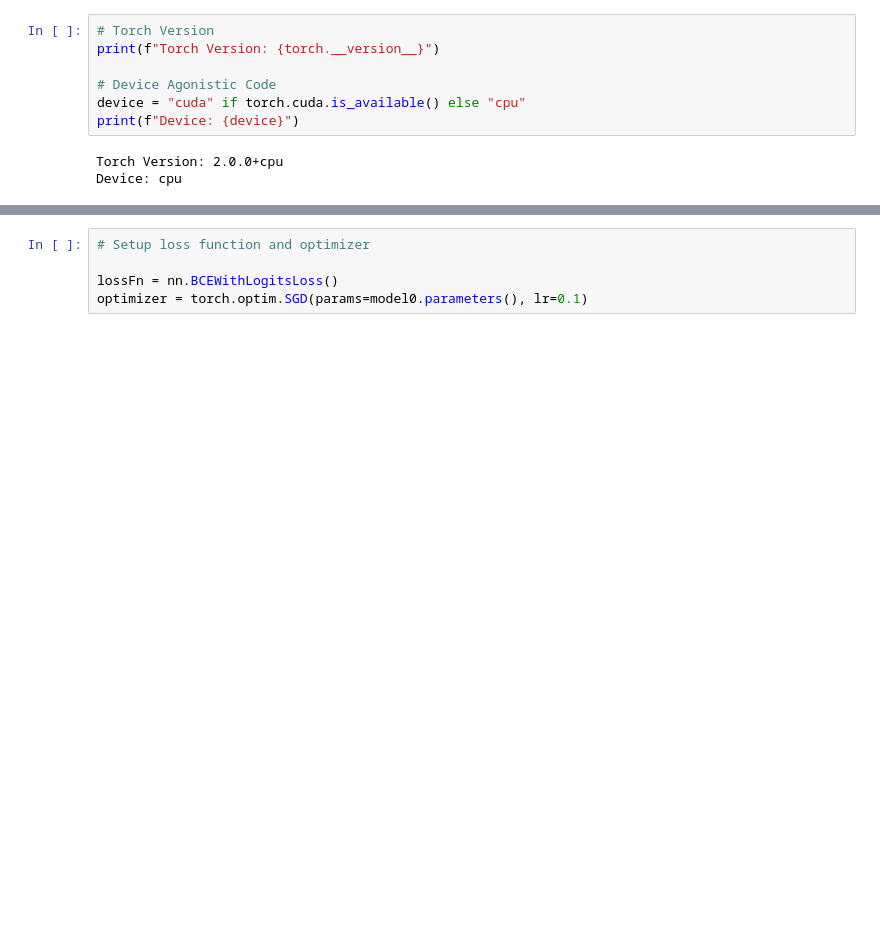
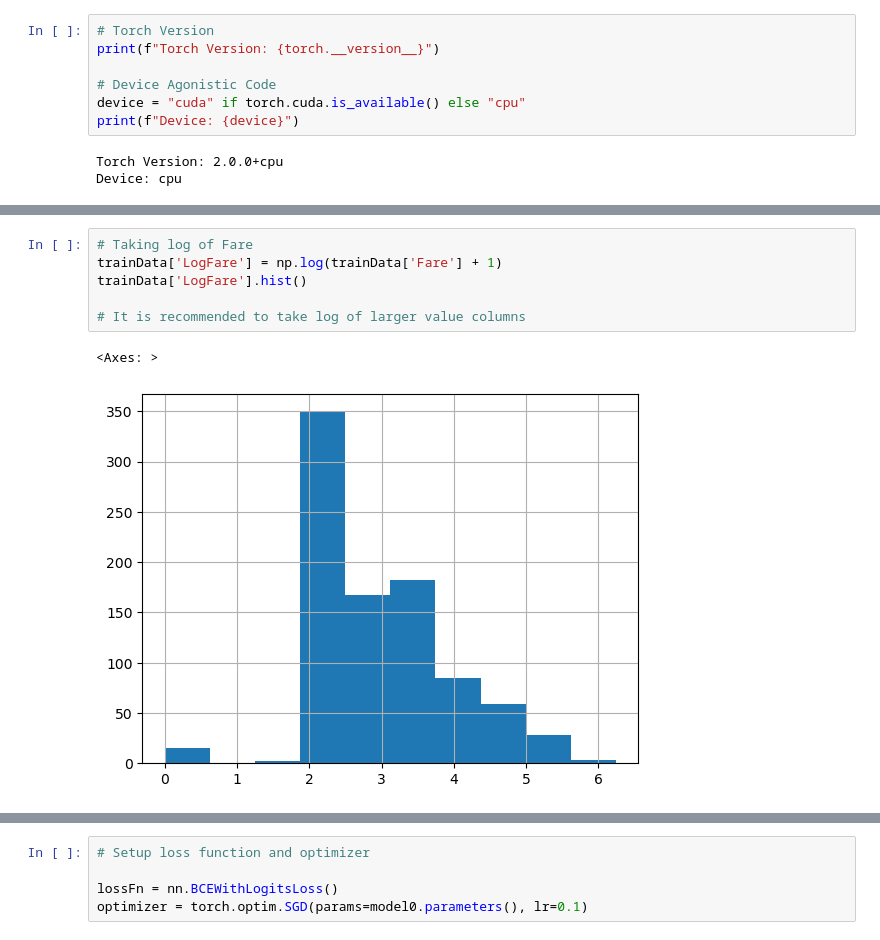
Before and after one commit to Nesasio/Titanic-Survival-Prediction, a Jupyter notebook: titanic.ipynb, the cells around one changed output, grey strips where cells are left out. Saved outputs shown, nothing was run; the diff lists cells and outputs as text; blank space fills up the shorter version.

```diff
--- a/titanic.ipynb
+++ b/titanic.ipynb
@@ -98,0 +122,9 @@ y = torch.tensor(y.values, dtype=torch.float32)
+# %%
+# Taking log of Fare
+trainData['LogFare'] = np.log(trainData['Fare'] + 1)
+trainData['LogFare'].hist()
+
+# It is recommended to take log of larger value columns
+# %% [output]
+<Axes: >
+[figure, added]
```
Also changed, not shown: parts of 26 cells of this notebook.
